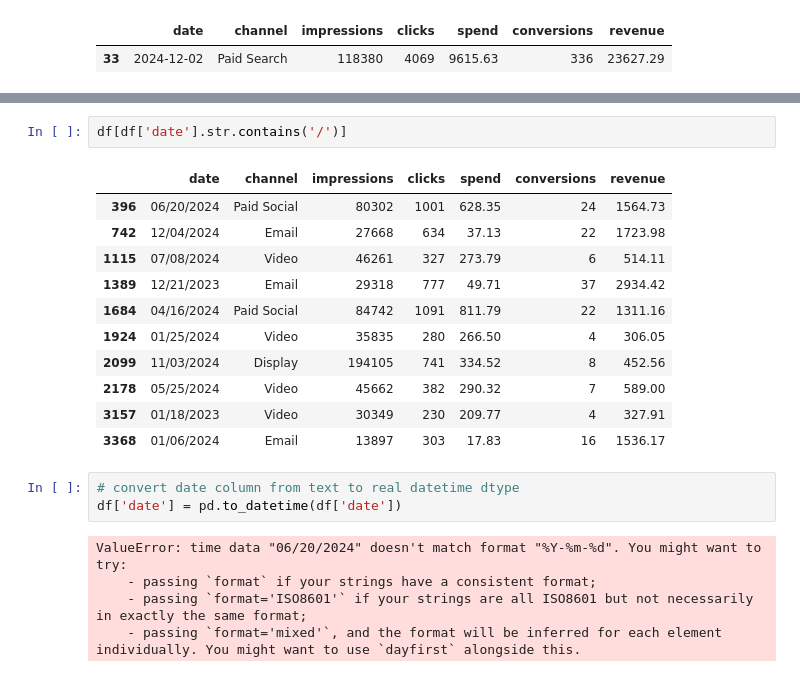
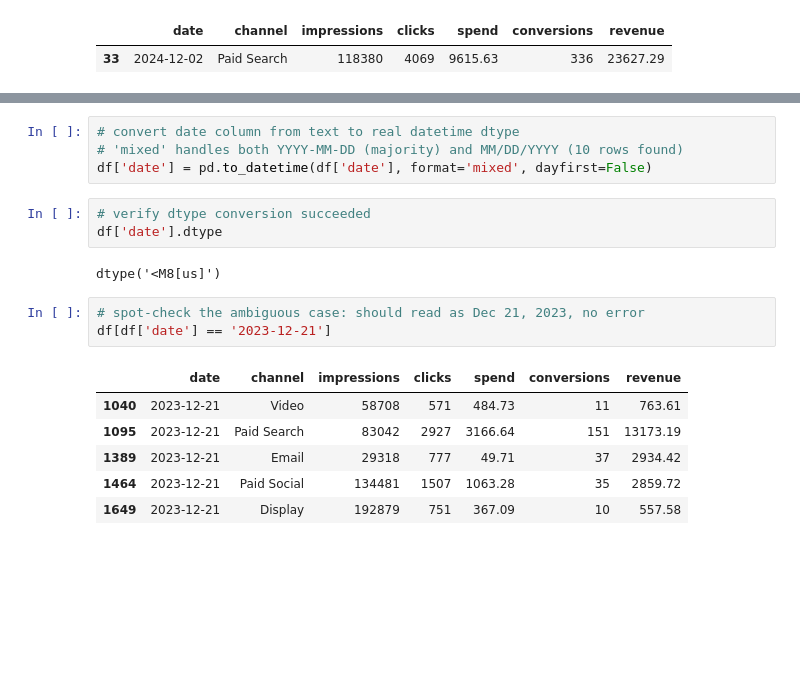
Before and after one commit to CristianBarbosaT/media-performance-forecasting, a Jupyter notebook: notebooks/01_eda_descriptiva.ipynb, the cells around one changed output, grey strips where cells are left out. Drawn from its saved outputs; the diff is of its cells as text; blank space fills up the shorter version.

```diff
--- a/notebooks/01_eda_descriptiva.ipynb
+++ b/notebooks/01_eda_descriptiva.ipynb
@@ -129,23 +142,20 @@ df['date'].sample(20)
 Name: date, dtype: str
-# %%
-df[df['date'].str.contains('/')]
-# %% [output]
-|  | date | channel | impressions | clicks | spend | conversions | revenue |
-| 396 | 06/20/2024 | Paid Social | 80302 | 1001 | 628.35 | 24 | 1564.73 |
-| 742 | 12/04/2024 | Email | 27668 | 634 | 37.13 | 22 | 1723.98 |
-| 1115 | 07/08/2024 | Video | 46261 | 327 | 273.79 | 6 | 514.11 |
-| 1389 | 12/21/2023 | Email | 29318 | 777 | 49.71 | 37 | 2934.42 |
-| 1684 | 04/16/2024 | Paid Social | 84742 | 1091 | 811.79 | 22 | 1311.16 |
-| 1924 | 01/25/2024 | Video | 35835 | 280 | 266.50 | 4 | 306.05 |
-| 2099 | 11/03/2024 | Display | 194105 | 741 | 334.52 | 8 | 452.56 |
-| 2178 | 05/25/2024 | Video | 45662 | 382 | 290.32 | 7 | 589.00 |
-| 3157 | 01/18/2023 | Video | 30349 | 230 | 209.77 | 4 | 327.91 |
-| 3368 | 01/06/2024 | Email | 13897 | 303 | 17.83 | 16 | 1536.17 |
 # %%
 # convert date column from text to real datetime dtype
-df['date'] = pd.to_datetime(df['date'])
+# 'mixed' handles both YYYY-MM-DD (majority) and MM/DD/YYYY (10 rows found)
+df['date'] = pd.to_datetime(df['date'], format='mixed', dayfirst=False)
-# %% [output]
-ValueError: time data "06/20/2024" doesn't match format "%Y-%m-%d". You might want to try:
-    - passing `format` if your strings have a consistent format;
-    - passing `format='ISO8601'` if your strings are all ISO8601 but not necessarily in exactly the same format;
-    - passing `format='mixed'`, and the format will be inferred for each element individually. You might want to use `dayfirst` alongside this.
+# %%
+# verify dtype conversion succeeded
+df['date'].dtype
+# %% [output]
+dtype('<M8[us]')
+# %%
+# spot-check the ambiguous case: should read as Dec 21, 2023, no error
+df[df['date'] == '2023-12-21']
+# %% [output]
+|  | date | channel | impressions | clicks | spend | conversions | revenue |
+| 1040 | 2023-12-21 | Video | 58708 | 571 | 484.73 | 11 | 763.61 |
+| 1095 | 2023-12-21 | Paid Search | 83042 | 2927 | 3166.64 | 151 | 13173.19 |
+| 1389 | 2023-12-21 | Email | 29318 | 777 | 49.71 | 37 | 2934.42 |
+| 1464 | 2023-12-21 | Paid Social | 134481 | 1507 | 1063.28 | 35 | 2859.72 |
+| 1649 | 2023-12-21 | Display | 192879 | 751 | 367.09 | 10 | 557.58 |
```
Also changed, not shown: parts of 13 cells of this notebook.
